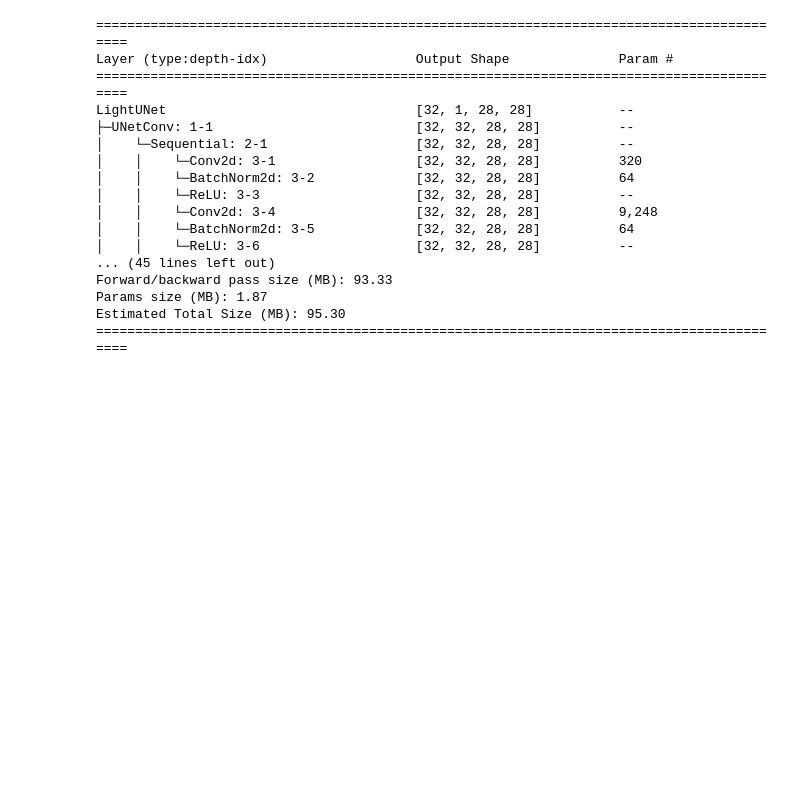
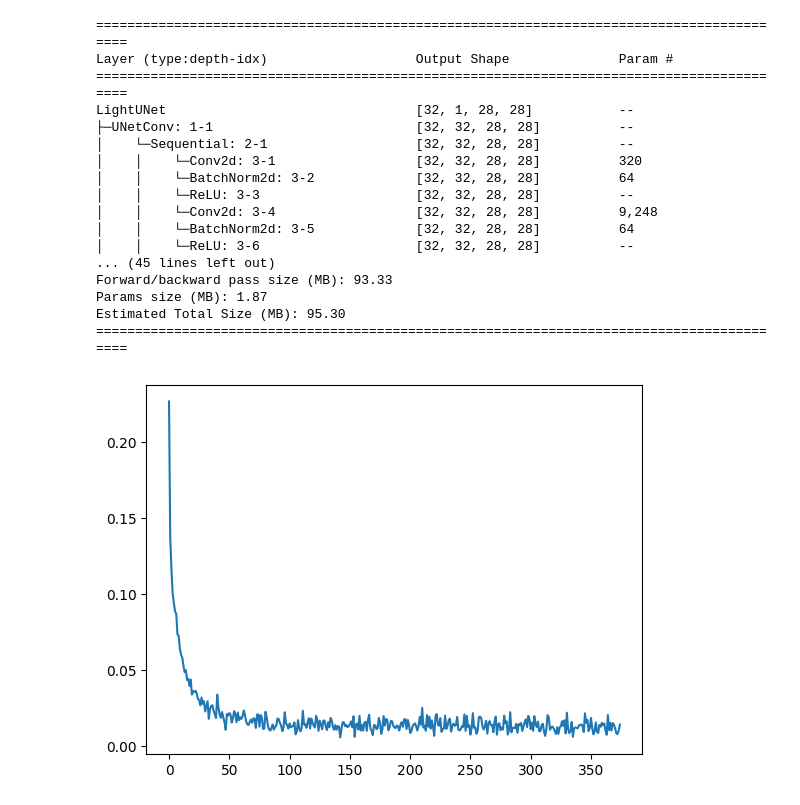
Before and after one commit to ArtemF42/diffusion-models, a Jupyter notebook: diffusion_model_from_scratch.ipynb, the cells around one changed output. Saved outputs shown, nothing was run; the diff lists cells and outputs as text; code cells hidden in the pictures; blank space fills up the shorter version.

Commit message:
Updata diffusion_model_from_scratch.ipynb

```diff
--- a/diffusion_model_from_scratch.ipynb
+++ b/diffusion_model_from_scratch.ipynb
@@ -121,0 +121,29 @@ def train()
+# %%
+model = LightUNet(1, 1).to(DEVICE)
+optimizer = torch.optim.Adam(model.parameters(), lr=1e-3)
+loss_func = nn.MSELoss()
+
+N_EPOCHS = 1
+
+loss_history = []
+
+for _ in range(N_EPOCHS):
+    for i, (images, _) in enumerate(dataloader):
+        images = images.to(DEVICE)
+        amount = torch.rand(BATCH_SIZE).to(DEVICE)
+        corrupted_images = corrupt(images, amount)
+
+        optimizer.zero_grad()
+        restored_images = model(corrupted_images)
+        loss = loss_func(restored_images, images)
+        loss.backward()
+        optimizer.step()
+
+        if i % 5 == 0:
+            loss_history.append(loss.item())
+
+            clear_output(wait=True)
+            plt.plot(loss_history)
+            plt.show()
+# %% [output]
+[figure, added]
```
Also changed, not shown: parts of 5 cells of this notebook.
